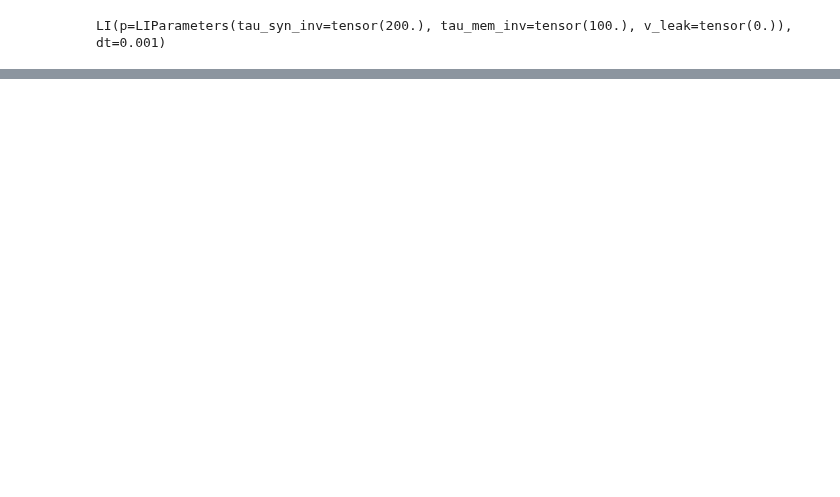
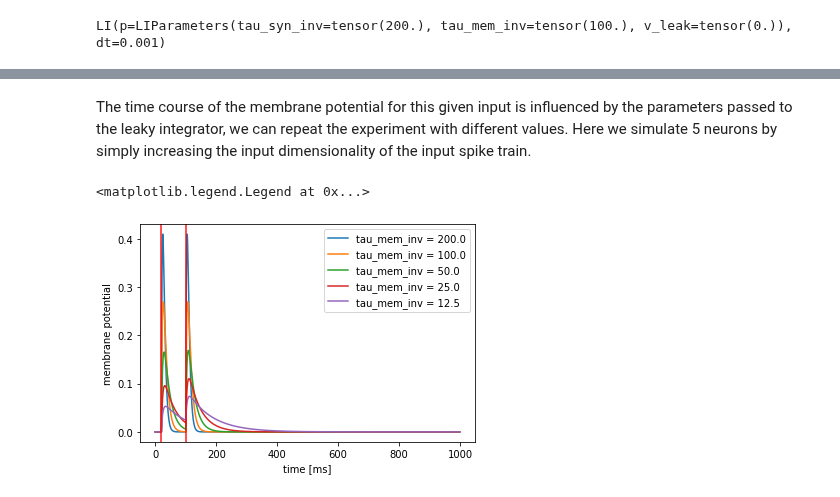
Before and after one commit to norse/norse, a Jupyter notebook: _sources/pages/spiking.ipynb, the cells around one changed output, grey strips where cells are left out. Saved outputs shown, nothing was run; the diff lists cells and outputs as text; code cells hidden in the pictures; blank space fills up the shorter version.

```diff
--- a/_sources/pages/spiking.ipynb
+++ b/_sources/pages/spiking.ipynb
@@ -65,0 +69,23 @@ plt.plot(voltages.detach())
+# %% [markdown]
+The time course of the membrane potential for this given input is influenced by the parameters passed to the leaky integrator, we can repeat the experiment with different values. Here we simulate 5 neurons by simply increasing the input dimensionality of the input spike train.
+# %%
+import torch
+import norse.torch.module as nm
+
+num_neurons = 5
+tau_mem_inv = torch.tensor([200,100,50,25,12.5])
+data = torch.zeros(1000,num_neurons)
+data[20] =  1.0
+data[100] = 1.0
+
+voltage_trace, _ = nm.LI(p=nm.LIParameters(tau_mem_inv=tau_mem_inv, tau_syn_inv=torch.tensor(200)))(data)
+plt.xlabel('time [ms]')
+plt.ylabel('membrane potential')
+for i in range(num_neurons):
+    plt.plot(voltage_trace.detach()[:,i], label=f'tau_mem_inv = {tau_mem_inv[i]}')
+plt.axvline(20, color='red', alpha=0.9)
+plt.axvline(100, color='red', alpha=0.9)
+plt.legend()
+# %% [output]
+<matplotlib.legend.Legend at 0x...>
+[figure, added]
```
Also changed, not shown: parts of 17 cells of this notebook, 8 other files.
